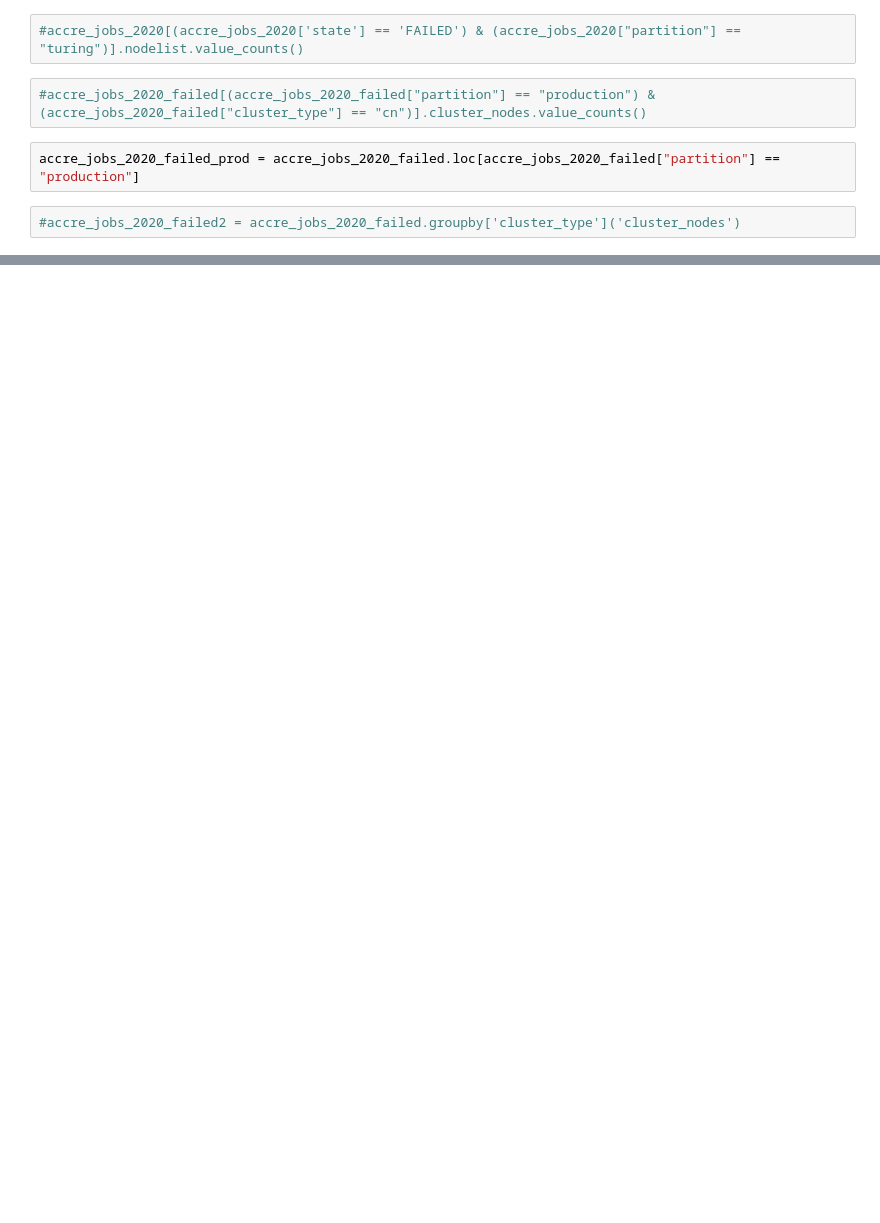
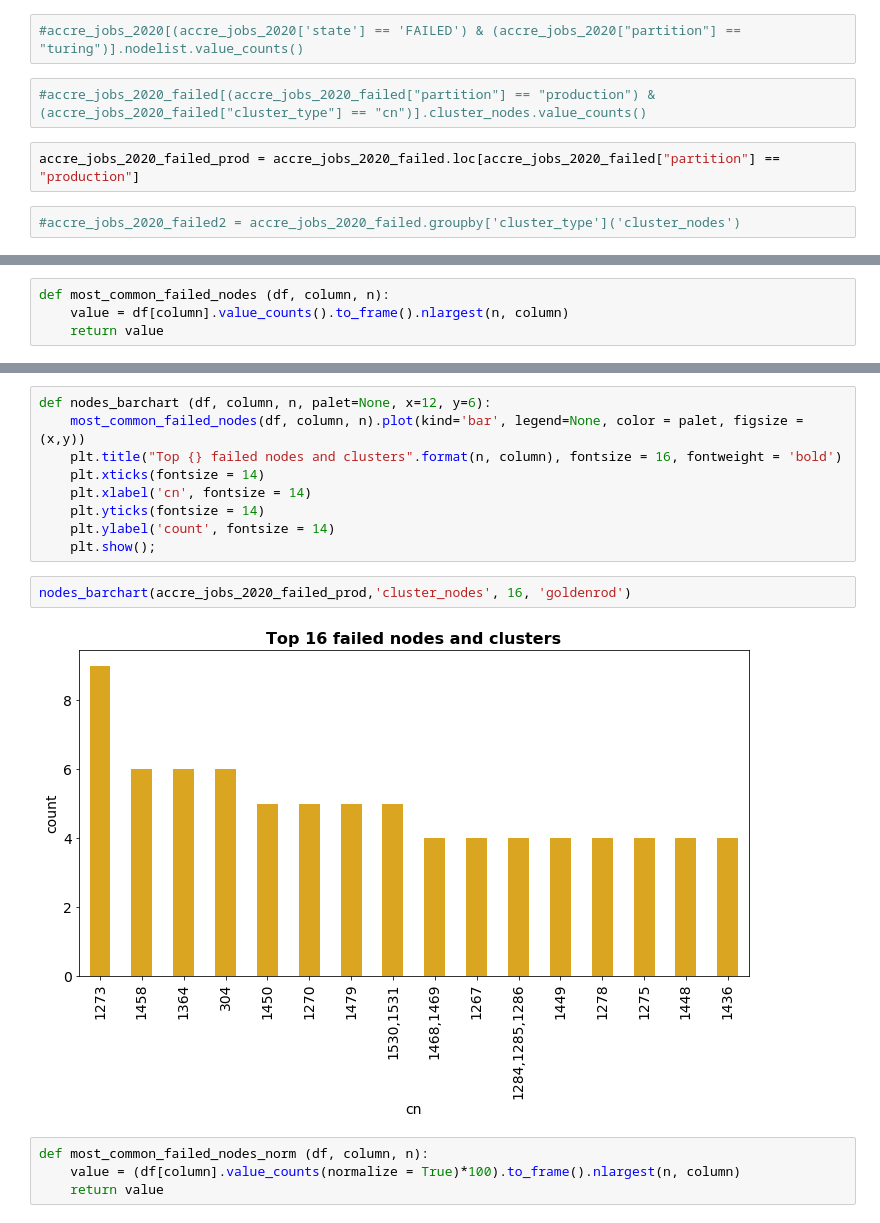
Before and after one commit to nss-data-science-cohort-4/dq2-accre-amd, a Jupyter notebook: notebook/alg-02-dq2-accre-analysis.ipynb, the cells around one changed output, grey strips where cells are left out. Drawn from its saved outputs; the diff is of its cells as text; blank space fills up the shorter version.

```diff
--- a/notebook/alg-02-dq2-accre-analysis.ipynb
+++ b/notebook/alg-02-dq2-accre-analysis.ipynb
@@ -316,0 +251,4 @@ print(flatten_matrix)
+# %%
+def most_common_failed_nodes (df, column, n):
+    value = df[column].value_counts().to_frame().nlargest(n, column)
+    return value
@@ -316,0 +275,17 @@ print(flatten_matrix)
+# %%
+def nodes_barchart (df, column, n, palet=None, x=12, y=6):
+    most_common_failed_nodes(df, column, n).plot(kind='bar', legend=None, color = palet, figsize = (x,y))
+    plt.title("Top {} failed nodes and clusters".format(n, column), fontsize = 16, fontweight = 'bold')
+    plt.xticks(fontsize = 14)
+    plt.xlabel('cn', fontsize = 14)
+    plt.yticks(fontsize = 14)
+    plt.ylabel('count', fontsize = 14)
+    plt.show();
+# %%
+nodes_barchart(accre_jobs_2020_failed_prod,'cluster_nodes', 16, 'goldenrod')
+# %% [output]
+[figure, added]
+# %%
+def most_common_failed_nodes_norm (df, column, n):
+    value = (df[column].value_counts(normalize = True)*100).to_frame().nlargest(n, column)
+    return value
```
Also changed, not shown: parts of 86 cells of this notebook.
